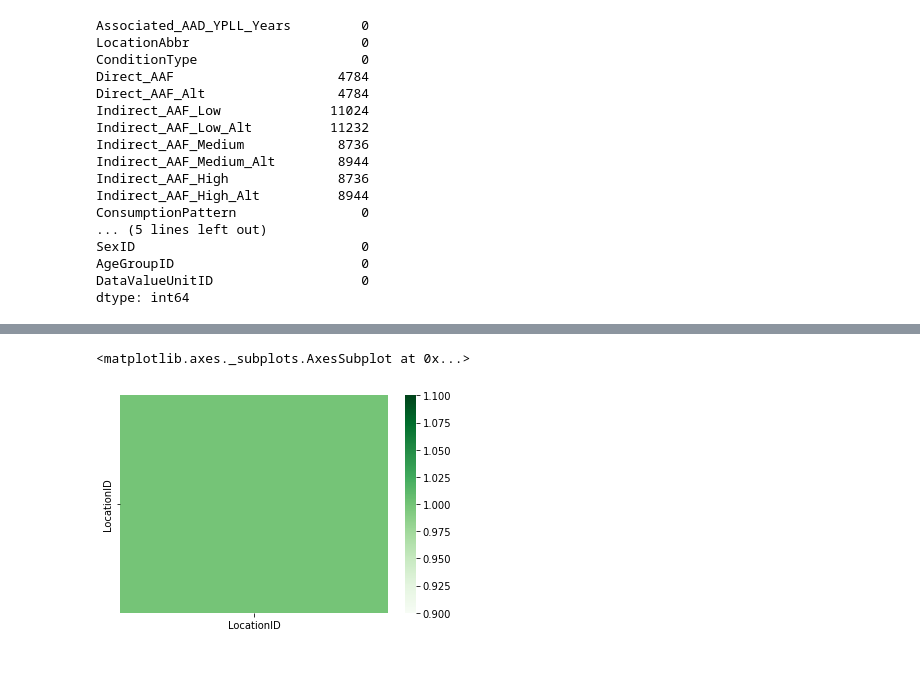
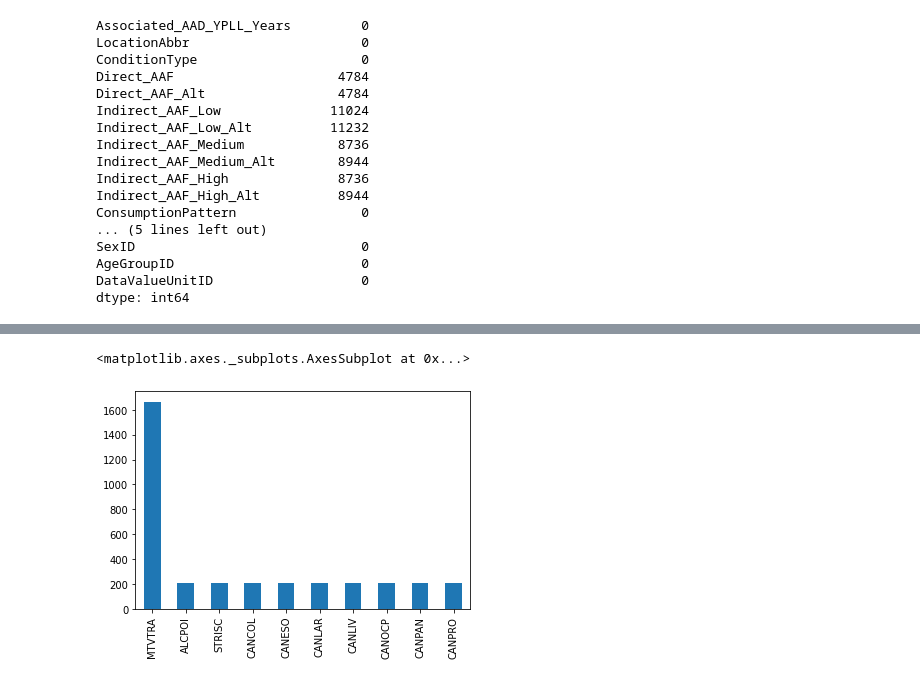
Before and after one commit to tendomart/codingdojo, a Jupyter notebook: Core_Project2.ipynb, the cells around one changed output, grey strips where cells are left out. Cells and saved outputs as stored; diff of their text form; code cells hidden in the pictures.

```diff
--- a/Core_Project2.ipynb
+++ b/Core_Project2.ipynb
@@ -313,8 +293,0 @@ corr = df.corr()
-# %%
-# Visualize
-# Import and use seaborn visualization library
-import seaborn as sns
-sns.heatmap(corr, cmap = 'Greens')
-# %% [output]
-<matplotlib.axes._subplots.AxesSubplot at 0x...>
-[figure, removed]
@@ -320,0 +296,7 @@ sns.heatmap(corr, cmap = 'Greens')
+# %%
+# Univariate plot for Cause_of_Death_ID
+# https://www.kaggle.com/code/residentmario/univariate-plotting-with-pandas
+df['Cause_of_Death_ID'].value_counts().head(10).plot.bar()
+# %% [output]
+<matplotlib.axes._subplots.AxesSubplot at 0x...>
+[figure, added]
```
Also changed, not shown: parts of 7 cells of this notebook.
